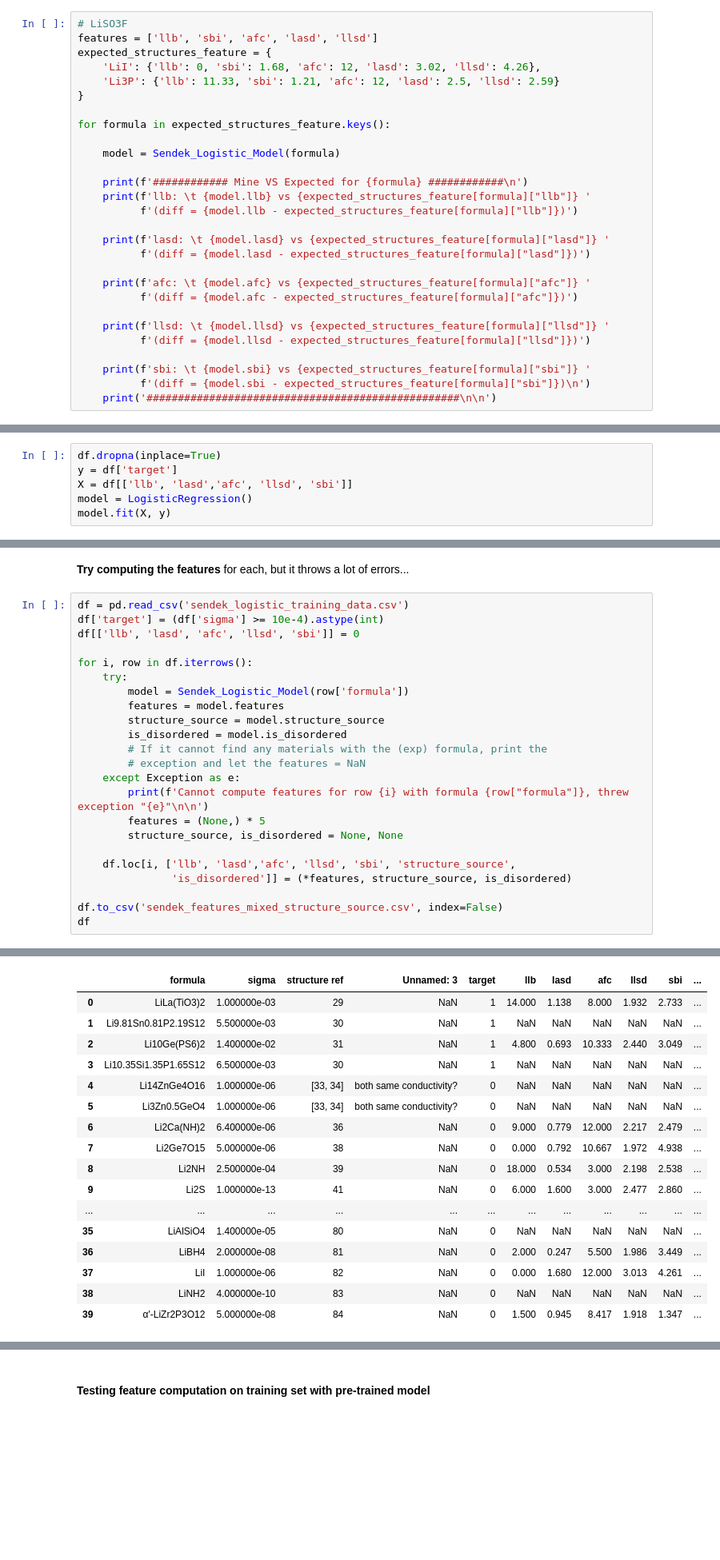
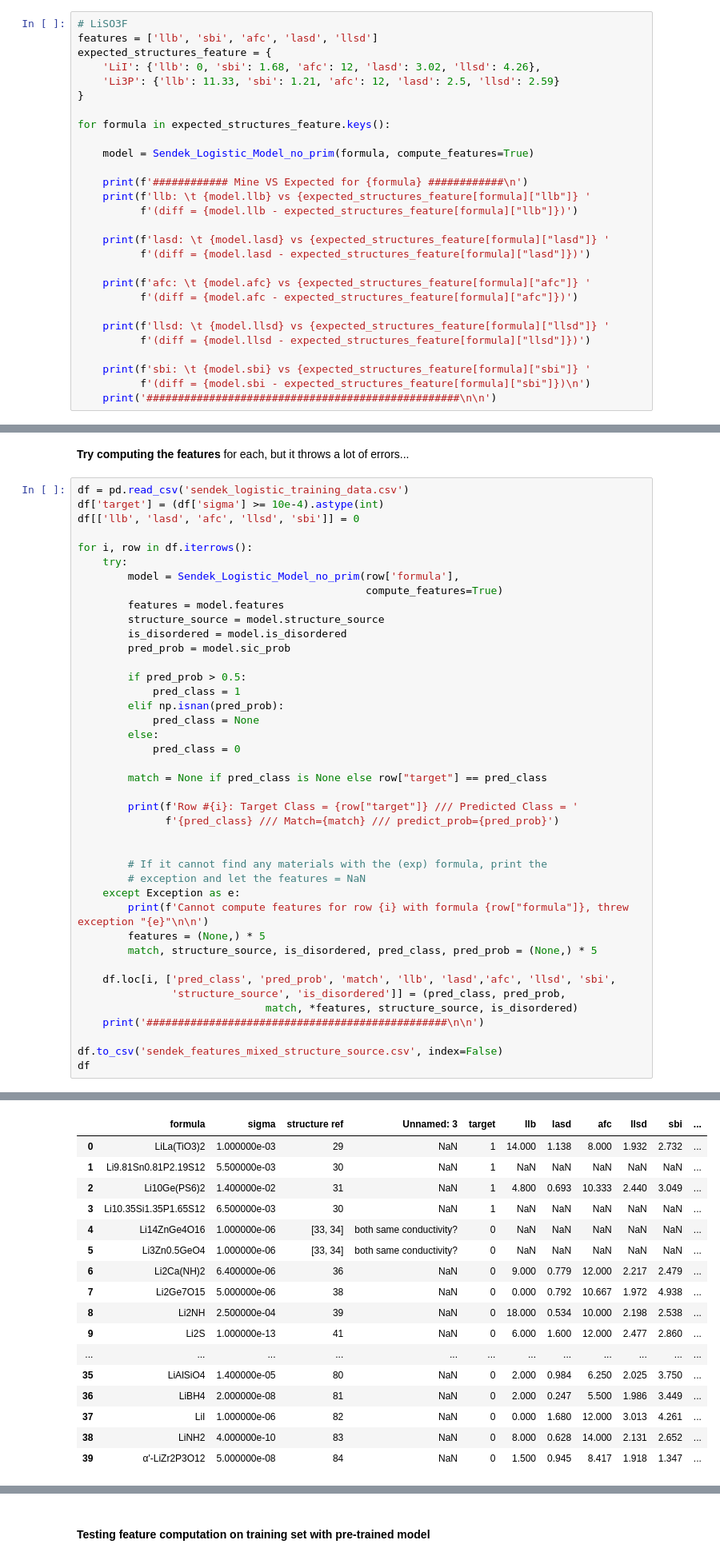
Before and after one commit to michaelmorin1/ml-driven-asic-design, a Jupyter notebook: deng_et_al_2016/Intro_to_Computational_Electrochemistry_and_ASIC_design_with_Pygenmat.ipynb, the cells around one changed output, grey strips where cells are left out. Shown at 80% size. Drawn from its saved outputs; the diff is of its cells as text; blank space fills up the shorter version.

Commit message:
Refactored is_disordered and tried a version without reducing the structure to its primitive cell before making the supercell.

```diff
--- a/deng_et_al_2016/Intro_to_Computational_Electrochemistry_and_ASIC_design_with_Pygenmat.ipynb
+++ b/deng_et_al_2016/Intro_to_Computational_Electrochemistry_and_ASIC_design_with_Pygenmat.ipynb
@@ -1581,7 +1880,7 @@ expected_structures_feature = {
 
 for formula in expected_structures_feature.keys():
 
-    model = Sendek_Logistic_Model(formula)
+    model = Sendek_Logistic_Model_no_prim(formula, compute_features=True)
 
     print(f'############ Mine VS Expected for {formula} ############\n')
     print(f'llb: \t {model.llb} vs {expected_structures_feature[formula]["llb"]} '
@@ -1698,8 +1928,2 @@ from sklearn.linear_model import LogisticRegression
-# %%
-df.dropna(inplace=True)
-y = df['target']
-X = df[['llb', 'lasd','afc', 'llsd', 'sbi']]
-model = LogisticRegression()
-model.fit(X, y)
 # %% [markdown]
 ### OOPS !
@@ -1940,19 +2104,37 @@ df[['llb', 'lasd', 'afc', 'llsd', 'sbi']] = 0
 
 for i, row in df.iterrows():
     try:
-        model = Sendek_Logistic_Model(row['formula'])
+        model = Sendek_Logistic_Model_no_prim(row['formula'],
+                                              compute_features=True)
         features = model.features
         structure_source = model.structure_source
         is_disordered = model.is_disordered
+        pred_prob = model.sic_prob
+
+        if pred_prob > 0.5:
+            pred_class = 1
+        elif np.isnan(pred_prob):
+            pred_class = None
+        else:
+            pred_class = 0
+
+        match = None if pred_class is None else row["target"] == pred_class
+
+        print(f'Row #{i}: Target Class = {row["target"]} /// Predicted Class = '
+              f'{pred_class} /// Match={match} /// predict_prob={pred_prob}')
+
+
         # If it cannot find any materials with the (exp) formula, print the
         # exception and let the features = NaN
     except Exception as e:
         print(f'Cannot compute features for row {i} with formula {row["formula"]}, threw exception "{e}"\n\n')
         features = (None,) * 5
-        structure_source, is_disordered = None, None
+        match, structure_source, is_disordered, pred_class, pred_prob = (None,) * 5
 
-    df.loc[i, ['llb', 'lasd','afc', 'llsd', 'sbi', 'structure_source',
-               'is_disordered']] = (*features, structure_source, is_disordered)
+    df.loc[i, ['pred_class', 'pred_prob', 'match', 'llb', 'lasd','afc', 'llsd', 'sbi',
+               'structure_source', 'is_disordered']] = (pred_class, pred_prob,
+                              match, *features, structure_source, is_disordered)
+    print('################################################\n\n')
 
 df.to_csv('sendek_features_mixed_structure_source.csv', index=False)
 df
@@ -2071,5 +2261,5 @@ Features computed for α'-LiZr2P3O12
 |  | formula | sigma | structure ref | Unnamed: 3 | target | llb | lasd | afc | llsd | sbi | ... |
-| 0 | LiLa(TiO3)2 | 1.000000e-03 | 29 | NaN | 1 | 14.000 | 1.138 | 8.000 | 1.932 | 2.733 | ... |
+| 0 | LiLa(TiO3)2 | 1.000000e-03 | 29 | NaN | 1 | 14.000 | 1.138 | 8.000 | 1.932 | 2.732 | ... |
 | 1 | Li9.81Sn0.81P2.19S12 | 5.500000e-03 | 30 | NaN | 1 | NaN | NaN | NaN | NaN | NaN | ... |
 | 2 | Li10Ge(PS6)2 | 1.400000e-02 | 31 | NaN | 1 | 4.800 | 0.693 | 10.333 | 2.440 | 3.049 | ... |
 | 3 | Li10.35Si1.35P1.65S12 | 6.500000e-03 | 30 | NaN | 1 | NaN | NaN | NaN | NaN | NaN | ... |
@@ -2077,13 +2267,13 @@ Features computed for α'-LiZr2P3O12
 | 5 | Li3Zn0.5GeO4 | 1.000000e-06 | [33, 34] | both same conductivity? | 0 | NaN | NaN | NaN | NaN | NaN | ... |
 | 6 | Li2Ca(NH)2 | 6.400000e-06 | 36 | NaN | 0 | 9.000 | 0.779 | 12.000 | 2.217 | 2.479 | ... |
 | 7 | Li2Ge7O15 | 5.000000e-06 | 38 | NaN | 0 | 0.000 | 0.792 | 10.667 | 1.972 | 4.938 | ... |
-| 8 | Li2NH | 2.500000e-04 | 39 | NaN | 0 | 18.000 | 0.534 | 3.000 | 2.198 | 2.538 | ... |
-| 9 | Li2S | 1.000000e-13 | 41 | NaN | 0 | 6.000 | 1.600 | 3.000 | 2.477 | 2.860 | ... |
+| 8 | Li2NH | 2.500000e-04 | 39 | NaN | 0 | 18.000 | 0.534 | 10.000 | 2.198 | 2.538 | ... |
+| 9 | Li2S | 1.000000e-13 | 41 | NaN | 0 | 6.000 | 1.600 | 12.000 | 2.477 | 2.860 | ... |
 | ... | ... | ... | ... | ... | ... | ... | ... | ... | ... | ... | ... |
-| 35 | LiAlSiO4 | 1.400000e-05 | 80 | NaN | 0 | NaN | NaN | NaN | NaN | NaN | ... |
+| 35 | LiAlSiO4 | 1.400000e-05 | 80 | NaN | 0 | 2.000 | 0.984 | 6.250 | 2.025 | 3.750 | ... |
 | 36 | LiBH4 | 2.000000e-08 | 81 | NaN | 0 | 2.000 | 0.247 | 5.500 | 1.986 | 3.449 | ... |
 | 37 | LiI | 1.000000e-06 | 82 | NaN | 0 | 0.000 | 1.680 | 12.000 | 3.013 | 4.261 | ... |
-| 38 | LiNH2 | 4.000000e-10 | 83 | NaN | 0 | NaN | NaN | NaN | NaN | NaN | ... |
+| 38 | LiNH2 | 4.000000e-10 | 83 | NaN | 0 | 8.000 | 0.628 | 14.000 | 2.131 | 2.652 | ... |
 | 39 | α'-LiZr2P3O12 | 5.000000e-08 | 84 | NaN | 0 | 1.500 | 0.945 | 8.417 | 1.918 | 1.347 | ... |
 # %%
 # Desparate manual sanity check
```
Also changed, not shown: parts of 26 cells of this notebook.
